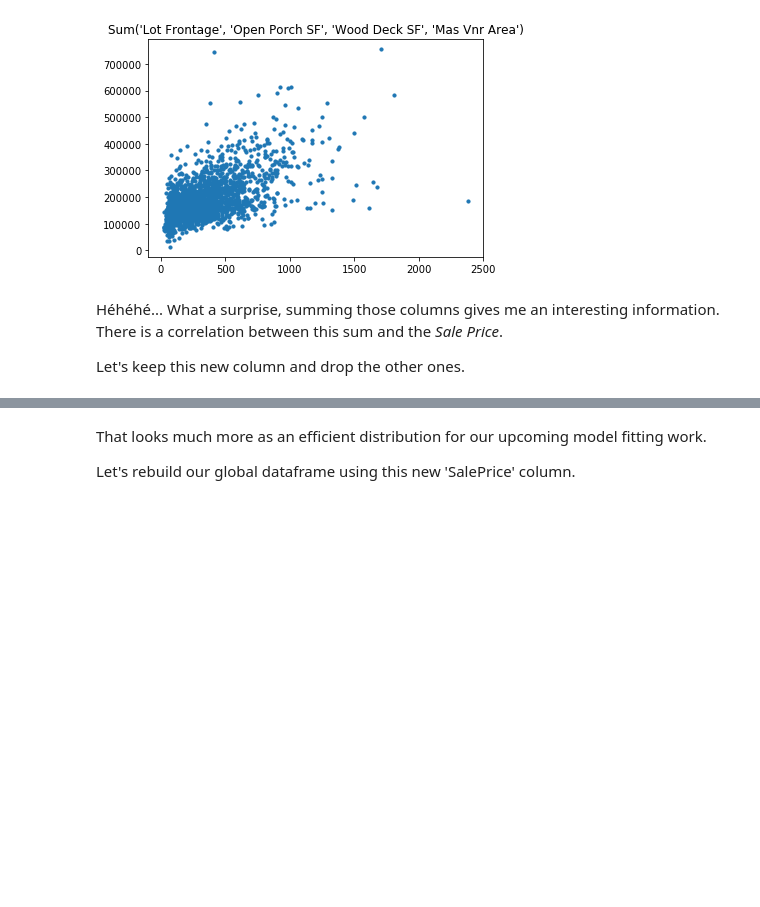
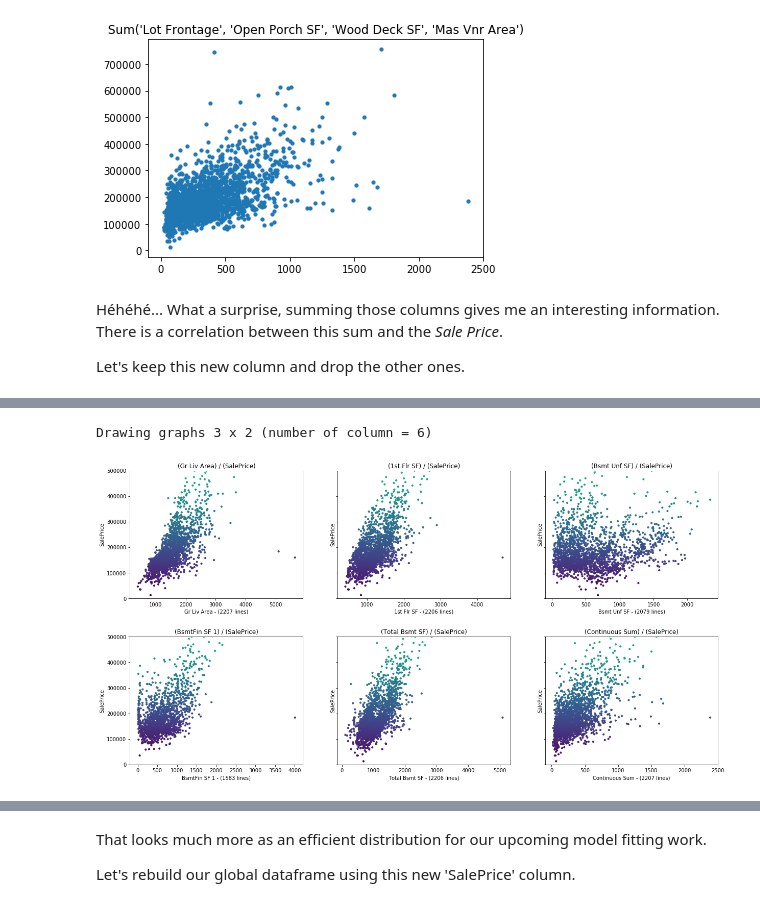
Before and after one commit to xnicolovici/machine_learning, a Jupyter notebook: notebooks/Course No 3/09. Course project/03. Part 2 - House prices/house-prices-solution-1-of-2.ipynb, the cells around one changed output, grey strips where cells are left out. Saved outputs shown, nothing was run; the diff lists cells and outputs as text; code cells hidden in the pictures; blank space fills up the shorter version.

```diff
--- a/notebooks/Course No 3/09. Course project/03. Part 2 - House prices/house-prices-solution-1-of-2.ipynb
+++ b/notebooks/Course No 3/09. Course project/03. Part 2 - House prices/house-prices-solution-1-of-2.ipynb
@@ -1195,7 +1193,7 @@ from scipy.stats import zscore
 def drawScatterPlot(df, x_columns=[], y_column='SalePrice', z_factor=2, graph_per_line=5, figsize=(25,15), ylim=[0,500000], polyfit_deg=0):
     '''
     Function that draws a scatter plot from the dataframe passed as first parameter, using columns passed as
-    second parameter (default to 'SalePrice'.
+    second parameter (default to 'SalePrice').
     Before plotting the result, this function will remove lines where x values are == 0, and then
     remove outliers on both columns
     '''
@@ -1448,0 +1413,7 @@ Drawing graphs 2 x 2 (number of column = 4)
+# %%
+continuous_column=['Gr Liv Area', '1st Flr SF', 'Bsmt Unf SF', 'BsmtFin SF 1', 'Total Bsmt SF', 'Continuous Sum']
+
+drawScatterPlot(getTrainDataset(), continuous_column, graph_per_line=3, figsize=(20,10), z_factor=10, polyfit_deg=0)
+# %% [output]
+Drawing graphs 3 x 2 (number of column = 6)
+[figure, added]
```
Also changed, not shown: parts of 31 cells of this notebook, 7 other files.
